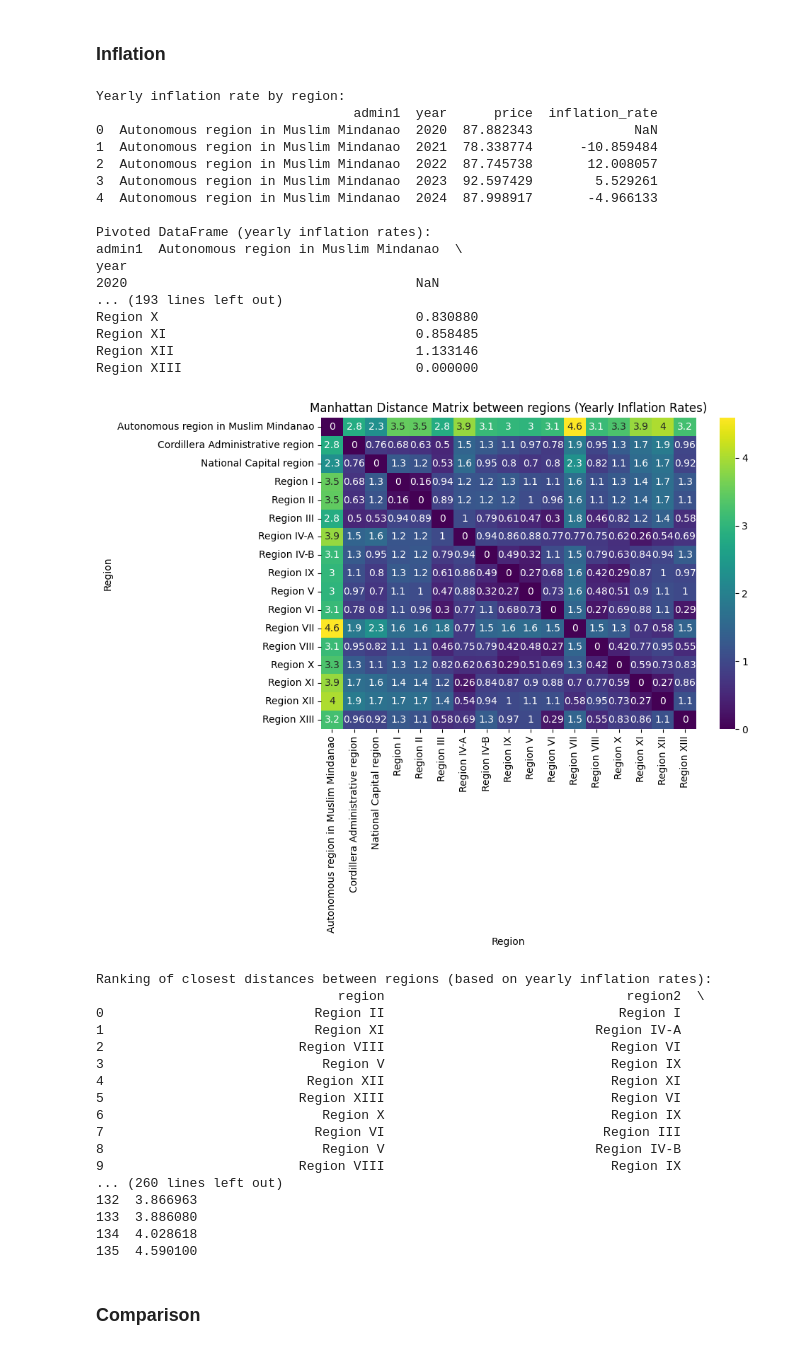
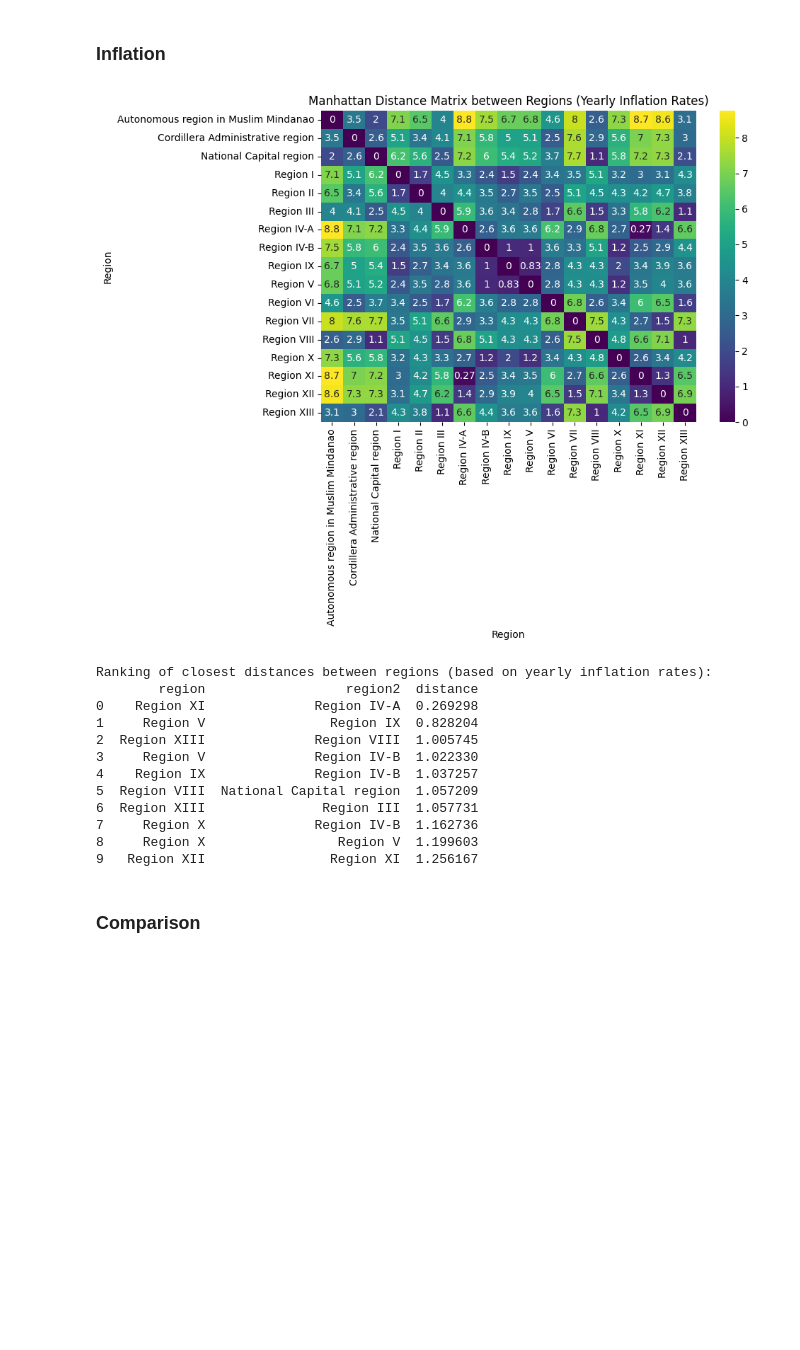
Before and after one commit to mjjj-642/Philippine-FoodPrices, a Jupyter notebook: distance.ipynb, the cells around one changed output. Drawn from its saved outputs; the diff is of its cells as text; code cells hidden in the pictures; blank space fills up the shorter version.

Commit message:
refactor: inflation

```diff
--- a/distance.ipynb
+++ b/distance.ipynb
@@ -460,78 +460,52 @@ Ranking of closest distances between regions (based on yearly average log-transf
 # %%
 avg_inflation_by_region_year = df_cleaned.groupby(['admin1', 'year'])['price'].mean().reset_index()
 avg_inflation_by_region_year['inflation_rate'] = avg_inflation_by_region_year.groupby('admin1')['price'].pct_change() * 100
 
-print("Yearly inflation rate by region:")
-print(avg_inflation_by_region_year.head())
+pivot_df = avg_inflation_by_region_year.pivot(index='year', columns='admin1', values='inflation_rate')
 
-pivot_df = avg_inflation_by_region_year.pivot(index='year', columns='admin1', values='inflation_rate')
-print("\nPivoted DataFrame (yearly inflation rates):")
-print(pivot_df.head())
+if 2020 in pivot_df.index:
+    pivot_df.loc[2020] = pivot_df.loc[2020].fillna(method='bfill')
 
 pivot_df = pivot_df.fillna(method='ffill').fillna(method='bfill')
 
 scaler = StandardScaler()
 scaled_data = scaler.fit_transform(pivot_df)
-scaled_categories = scaled_data.T
+scaled_regions = scaled_data.T
 
-dist_matrix = squareform(pdist(scaled_categories, metric='cityblock'))
+dist_matrix = squareform(pdist(scaled_regions, metric='cityblock'))
 dist_inflation_df = pd.DataFrame(dist_matrix, index=pivot_df.columns, columns=pivot_df.columns)
-print("\nManhattan distance matrix between regions (based on yearly inflation rates):")
-print(dist_df)
 
 plt.figure(figsize=(10,8))
-sns.heatmap(dist_df, annot=True, cmap='viridis')
-plt.title("Manhattan Distance Matrix between regions (Yearly Inflation Rates)")
+sns.heatmap(dist_inflation_df, annot=True, cmap='viridis')
+plt.title("Manhattan Distance Matrix between Regions (Yearly Inflation Rates)")
 plt.xlabel("Region")
 plt.ylabel("Region")
 plt.tight_layout()
 plt.show()
 
-dist_df.index.name = 'region'
-dist_long = dist_df.reset_index().melt(id_vars='region', var_name='region2', value_name='distance')
+dist_inflation_df.index.name = 'region'
+dist_long = dist_inflation_df.reset_index().melt(id_vars='region', var_name='region2', value_name='distance')
 dist_long = dist_long[dist_long['region'] != dist_long['region2']]
 dist_long['pair'] = dist_long.apply(lambda row: tuple(sorted([row['region'], row['region2']])), axis=1)
 dist_long_unique = dist_long.drop_duplicates(subset='pair').drop(columns='pair')
 
 ranked_distances = dist_long_unique.sort_values(by='distance').reset_index(drop=True)
 print("\nRanking of closest distances between regions (based on yearly inflation rates):")
-print(ranked_distances)
+print(ranked_distances.head(10))
 # %% [output]
+[figure, new version]
-Yearly inflation rate by region:
-                                 admin1  year      price  inflation_rate
-0  Autonomous region in Muslim Mindanao  2020  87.882343             NaN
-1  Autonomous region in Muslim Mindanao  2021  78.338774      -10.859484
-2  Autonomous region in Muslim Mindanao  2022  87.745738       12.008057
-3  Autonomous region in Muslim Mindanao  2023  92.597429        5.529261
-4  Autonomous region in Muslim Mindanao  2024  87.998917       -4.966133
-
-Pivoted DataFrame (yearly inflation rates):
-admin1  Autonomous region in Muslim Mindanao  \
-year
-2020                                     NaN
-... (193 lines left out)
-Region X                                 0.830880
-Region XI                                0.858485
-Region XII                               1.133146
-Region XIII                              0.000000
+Ranking of closest distances between regions (based on yearly inflation rates):
+        region                  region2  distance
+0    Region XI              Region IV-A  0.269298
+1     Region V                Region IX  0.828204
+2  Region XIII              Region VIII  1.005745
+3     Region V              Region IV-B  1.022330
+4    Region IX              Region IV-B  1.037257
+5  Region VIII  National Capital region  1.057209
+6  Region XIII               Region III  1.057731
+7     Region X              Region IV-B  1.162736
+8     Region X                 Region V  1.199603
+9   Region XII                Region XI  1.256167
-[figure, old version]
-Ranking of closest distances between regions (based on yearly inflation rates):
-                               region                               region2  \
-0                           Region II                              Region I
-1                           Region XI                           Region IV-A
-2                         Region VIII                             Region VI
-3                            Region V                             Region IX
-4                          Region XII                             Region XI
-5                         Region XIII                             Region VI
-6                            Region X                             Region IX
-7                           Region VI                            Region III
-8                            Region V                           Region IV-B
-9                         Region VIII                             Region IX
-... (260 lines left out)
-132  3.866963
-133  3.886080
-134  4.028618
-135  4.590100
 # %% [markdown]
 ### Comparison
 # %%
```
